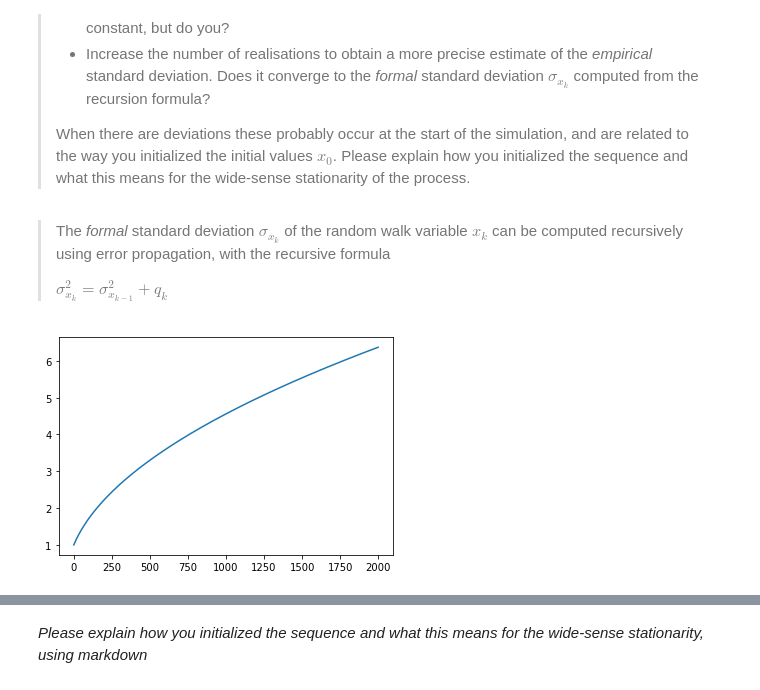
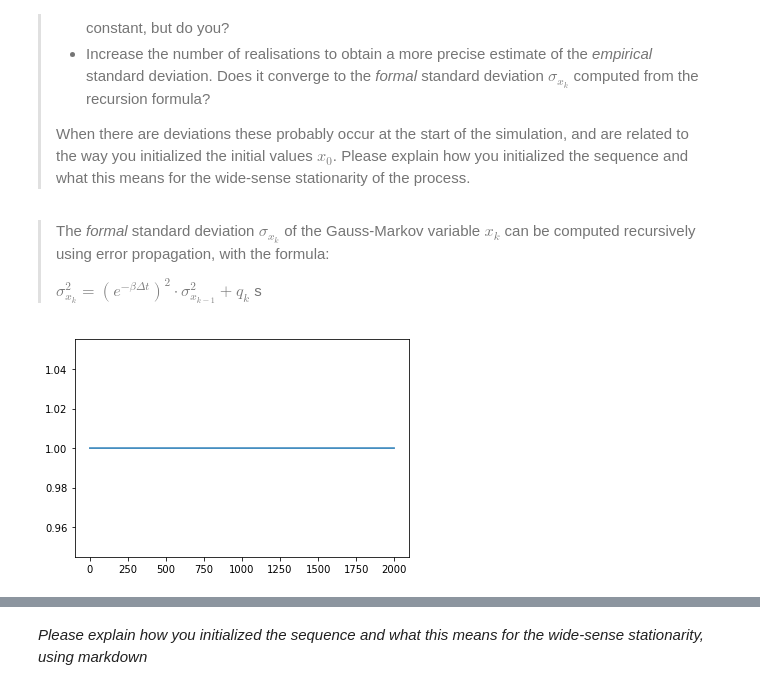
Before and after one commit to mlinds/sim_vis, a Jupyter notebook: assignment1/A1.ipynb, the cells around one changed output, grey strips where cells are left out. Cells and saved outputs as stored; diff of their text form; code cells hidden in the pictures.

Commit message:
got the formal SD for gauss-markov process

```diff
--- a/assignment1/A1.ipynb
+++ b/assignment1/A1.ipynb
@@ -407,9 +354,10 @@ To verify you are asked to
 >
 > When there are deviations these probably occur at the start of the simulation, and are related to the way you initialized the initial values $x_0$. Please explain how you initialized the sequence and what this means for the wide-sense stationarity of the process.
 # %% [markdown]
-> The *formal* standard deviation $\sigma_{x_k}$ of the random walk variable $x_k$ can be computed recursively using error propagation, with the recursive formula
+> The *formal* standard deviation $\sigma_{x_k}$ of the Gauss-Markov variable $x_k$ can be computed recursively using error propagation, with the formula:
 >
-> $\sigma_{x_k}^2 = \sigma_{x_{k-1}}^2  + q_k$
+> $\sigma_{x_k}^2 = (e^{-\beta \Delta t})^2 \cdot \sigma_{x_{k-1}}^2  + q_k$
+> s
 >
 # %%
 # compute formal variance using recursion formula,
@@ -430,35 +378,35 @@ def fogmp_formal_variance(
     T (float): the correlation period
     std_dev (float): the standard deviation of the underlying process
 
     Returns:
     None, plot to the output console
     """
     # create an empty array
     x = np.zeros(nsamples)
 
     # calculate the some of the intermediate values
     # required for the series
     β = 1/T  # autocorrelation period
     q = 2*β*std_dev**2  # power spectral density of the process
 
     # calculate the variance of the gaussian noise
     qk = (q/(2*β))*(1-np.exp(-2*β*delta_t))
     sigma = np.sqrt(q/(2*β))
 
     # create the empty arrary to hold the results
     fm_st_dev = np.zeros(shape=nsamples)
     # initialize the array with the first standard deviation value
     fm_st_dev[0] = sigma
     # loop over the rest of the values in the array
     for i in range(1, nsamples):
-        fm_st_dev[i] = np.sqrt(fm_st_dev[i-1]**2+qk)
+        fm_st_dev[i] = np.sqrt((np.exp(-β*delta_t)**2)*fm_st_dev[i-1]**2+qk)
 
     plt.plot(fm_st_dev)
 
 
 fogmp_formal_variance()
 # %% [output]
-[figure, old version]
+[figure, new version]
 # %%
 # run the code again using more realisations (here it comes in handy if you have the basic functionality in functions)
 plot_mean_std_dev(
```
Also changed, not shown: parts of 11 cells of this notebook.
